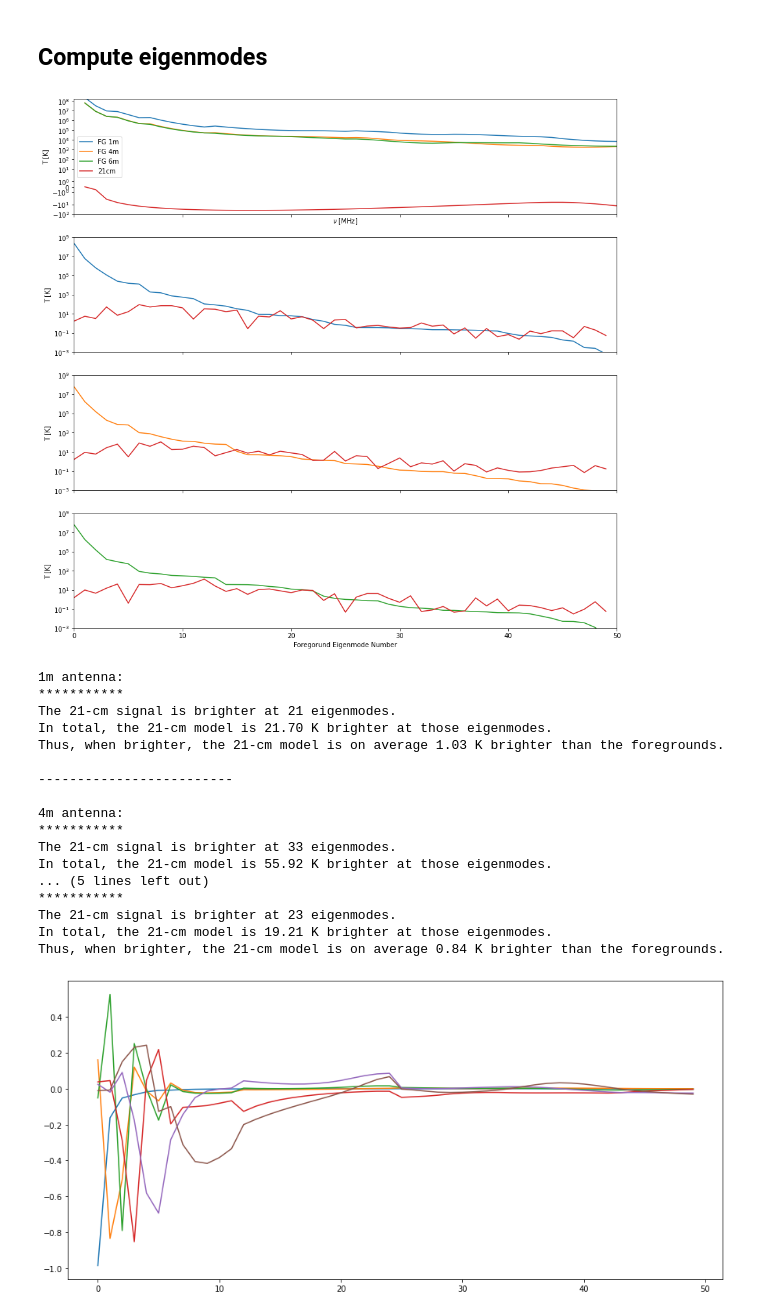
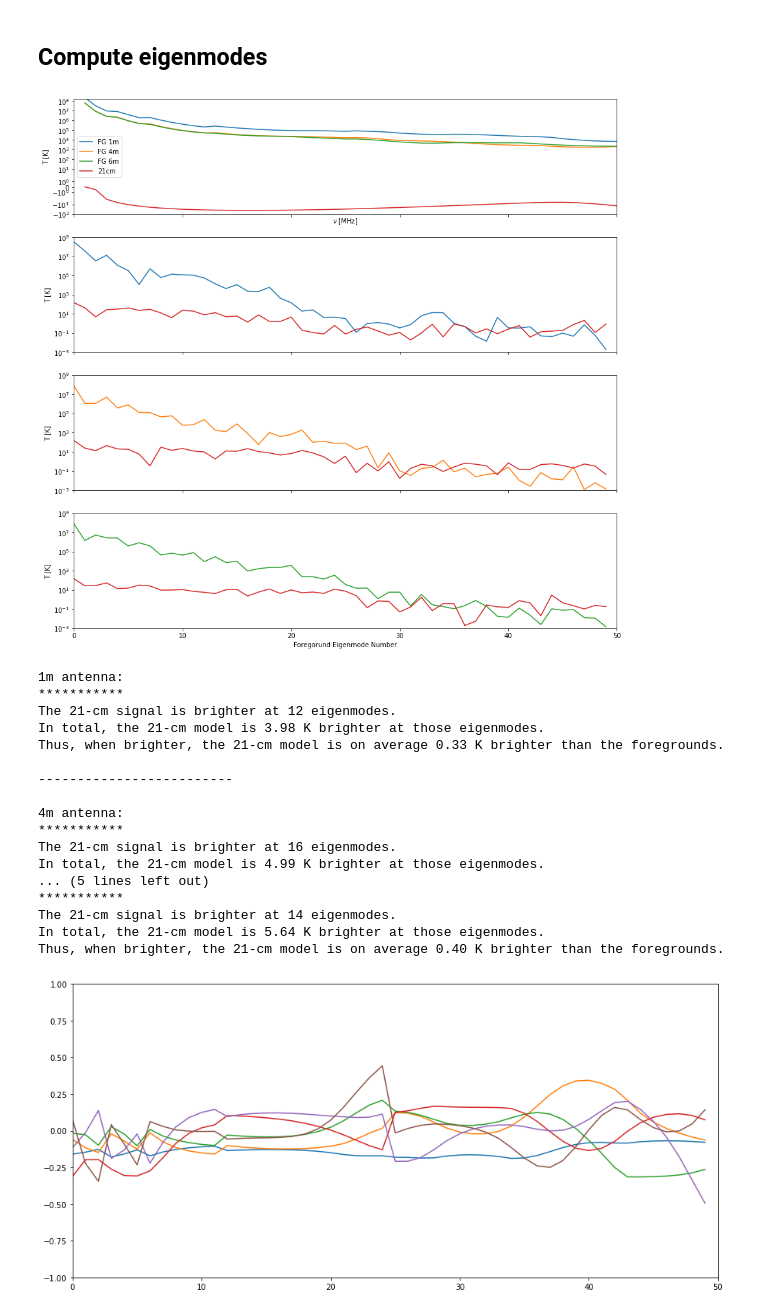
Before and after one commit to christianhbye/lusee_sky_simulations, a Jupyter notebook: notebooks/mock_lusee_night_analysis.ipynb, the cells around one changed output. Cells and saved outputs as stored; diff of their text form; code cells hidden in the pictures.

```diff
--- a/notebooks/mock_lusee_night_analysis.ipynb
+++ b/notebooks/mock_lusee_night_analysis.ipynb
@@ -142,15 +176,18 @@ plt.show()
 # %% [markdown]
 ## Load UVSim Results and Compute Eigenmodes
 # %%
-def eigenmode_matrix(vis):
-    d = vis - np.mean(vis, axis=0)  # subtract mean in time
+def eigenmode_matrix(vis, freq):
+    powerlaw = np.mean(vis[:, 0]) * (freq/freq[0])**(-2.5)  # mean in time at 0 frequency scaled by TEMP power law
+  #  powerlaw = 1
+    d = vis / powerlaw
+    d -= np.mean(d, axis=0)  # subtract mean in time
     C = np.dot(d.T, d)  # covariance matrix
     U, S, V = np.linalg.svd(C)  # V is actually V transpose
-    return V
+    return V, powerlaw
 # %%
-def eigenmodes(V, n_modes):
+def eigenmodes(V, n_modes=6):
     # V is the V of the SVD (numpy return, not math V)
-    modes = V[:n_modes].T
+    modes = V[:n_modes].T  # are now column vectors
     return modes
 # %%
 def to_eigenbasis(vis, V, lst_idx=0):
@@ -167,7 +204,7 @@ def period_idx(lst):
     assert len(zerocross) == 3
     return zerocross[2]
 # %%
-uvresults = Path("/home/christian/Documents/research/lusee/lusee_sky_simulations/luseesky/results/004_Freq1-50MHz_Delta1MHz_AntennaLength1-6m_Delta1m_AntennaAngle75deg_LanderHeight2m/phase180/simlengths")
+uvresults = Path("/home/christian/Documents/research/lusee/lusee_sky_simulations/luseesky/results/004_Freq1-50MHz_Delta1MHz_AntennaLength1-6m_Delta1m_AntennaAngle75deg_LanderHeight2m/old_phase180/simlengths")
 uvresults = [str(p) for p in Path(uvresults).iterdir()]
 # %%
 uvresults = np.array(uvresults)[::-1]
@@ -212,7 +249,6 @@ norm1 = np.sqrt(power_uvb.data_array[0, 0, 0]).real.max()
 norm2 = np.sqrt(power_uvb.data_array[0, 0, 1]).real.max()
 vis[:, :, 0] /= norm1
 vis[:, :, 1] /= norm2
-vis *= 10
 
 # cut to one orbital period
 pidx = period_idx(lst_arr)
@@ -284,9 +320,9 @@ _ = plt.colorbar(cax=cax, label="Normalized Temperature")
 
 
 vis = vis[:, :, 0]  # only XX
-V_1m = eigenmode_matrix(vis)
+V_1m, pl1m = eigenmode_matrix(vis, freq)
 fg_freq_1m = vis[0, :]
-fg_eig_1m = to_eigenbasis(vis, V_1m)
+fg_eig_1m = to_eigenbasis(vis/pl1m, V_1m)
 # %% [output]
 [figure]
 [figure]
@@ -542,34 +582,38 @@ axs[0].set_xlabel("$\\nu$ [MHz]")
 # 1m
 sort_idx = np.argsort(fg_eig_1m.copy())[::-1]
 fg = fg_eig_1m[sort_idx]
+pl = np.abs(V_1m @ pl1m)[sort_idx]
 model = np.abs(V_1m @ interp_21cm.T)[sort_idx]
 axs[1].set_yscale("log")
-axs[1].plot(fg, color="C0")
+axs[1].plot(fg*pl, color="C0")
 axs[1].plot(model, color="C3")
 
 # 4m
 sort_idx = np.argsort(fg_eig_4m.copy())[::-1]
 fg = fg_eig_4m[sort_idx]
+pl = np.abs(V_4m @ pl4m)[sort_idx]
 model = np.abs(V_4m @ interp_21cm.T)[sort_idx]
 axs[2].set_yscale("log")
-axs[2].plot(fg, color="C1")
+axs[2].plot(fg*pl, color="C1")
 axs[2].plot(model, color="C3")
 
 # 6m
 sort_idx = np.argsort(fg_eig_6m.copy())[::-1]
 fg = fg_eig_6m[sort_idx]
+pl = np.abs(V_6m @ pl6m)[sort_idx]
 model = np.abs(V_6m @ interp_21cm.T)[sort_idx]
 axs[3].set_yscale("log")
-axs[3].plot(fg, color="C2")
+axs[3].plot(fg*pl, color="C2")
 axs[3].plot(model, color="C3")
 axs[3].set_xlabel("Foregorund Eigenmode Number")
 
 plt.setp(axs, xlim=(0, 50))
+#plt.setp(axs[1:], ylim=(1e-7, 1e1))
 plt.setp(axs[1:], ylim=(1e-3, 1e9))
 plt.setp(axs, ylabel="T [K]")
 plt.show()
 # %% [output]
-[figure, old version]
+[figure, new version]
 # %%
 def eigen_result(V, fg):
     above = np.abs(V @ interp_21cm.T) - np.abs(fg)
@@ -581,39 +625,41 @@ def eigen_result(V, fg):
     ))
 # %%
 print("1m antenna:\n***********")
-eigen_result(V_1m, fg_eig_1m)
+eigen_result(V_1m, fg_eig_1m*np.abs(V_1m @ pl1m))
 print("\n-------------------------\n")
 print("4m antenna:\n***********")
-eigen_result(V_4m, fg_eig_4m)
+eigen_result(V_4m, fg_eig_4m*np.abs(V_4m @ pl4m))
 print("\n-------------------------\n")
 print("6m antenna:\n***********")
-eigen_result(V_6m, fg_eig_6m)
+eigen_result(V_6m, fg_eig_6m*np.abs(V_6m @ pl6m))
 # %% [output]
 1m antenna:
 ***********
-The 21-cm signal is brighter at 21 eigenmodes.
-In total, the 21-cm model is 21.70 K brighter at those eigenmodes.
-Thus, when brighter, the 21-cm model is on average 1.03 K brighter than the foregrounds.
+The 21-cm signal is brighter at 12 eigenmodes.
+In total, the 21-cm model is 3.98 K brighter at those eigenmodes.
+Thus, when brighter, the 21-cm model is on average 0.33 K brighter than the foregrounds.
 
 -------------------------
 
 4m antenna:
 ***********
-The 21-cm signal is brighter at 33 eigenmodes.
-In total, the 21-cm model is 55.92 K brighter at those eigenmodes.
+The 21-cm signal is brighter at 16 eigenmodes.
+In total, the 21-cm model is 4.99 K brighter at those eigenmodes.
 ... (5 lines left out)
 ***********
-The 21-cm signal is brighter at 23 eigenmodes.
-In total, the 21-cm model is 19.21 K brighter at those eigenmodes.
-Thus, when brighter, the 21-cm model is on average 0.84 K brighter than the foregrounds.
+The 21-cm signal is brighter at 14 eigenmodes.
+In total, the 21-cm model is 5.64 K brighter at those eigenmodes.
+Thus, when brighter, the 21-cm model is on average 0.40 K brighter than the foregrounds.
 # %%
 modes = eigenmodes(V_1m, 6)
 plt.figure(figsize=(15,7))
+plt.ylim(-1,1)
+plt.xlim(0,50)
 for i in range(modes.shape[-1]):
     plt.plot(modes[:, i])
 plt.show()
 # %% [output]
-[figure, old version]
+[figure, new version]
 # %%
 modes = eigenmodes(V_1m, 6)
 fig, axs = plt.subplots(figsize=(15,7), nrows=3, ncols=2, sharex=True, sharey=True)
```
Also changed, not shown: parts of 14 cells of this notebook.
